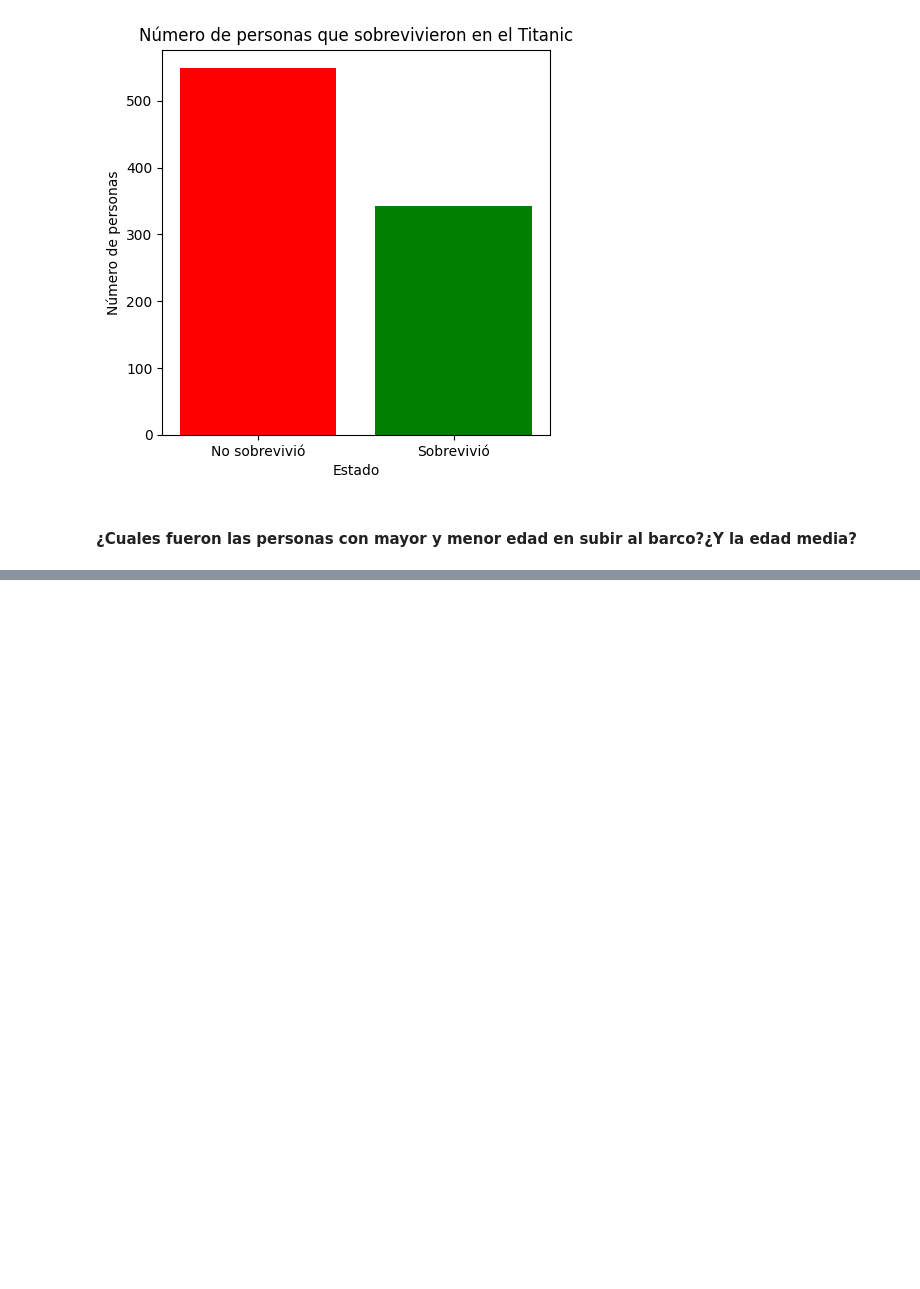
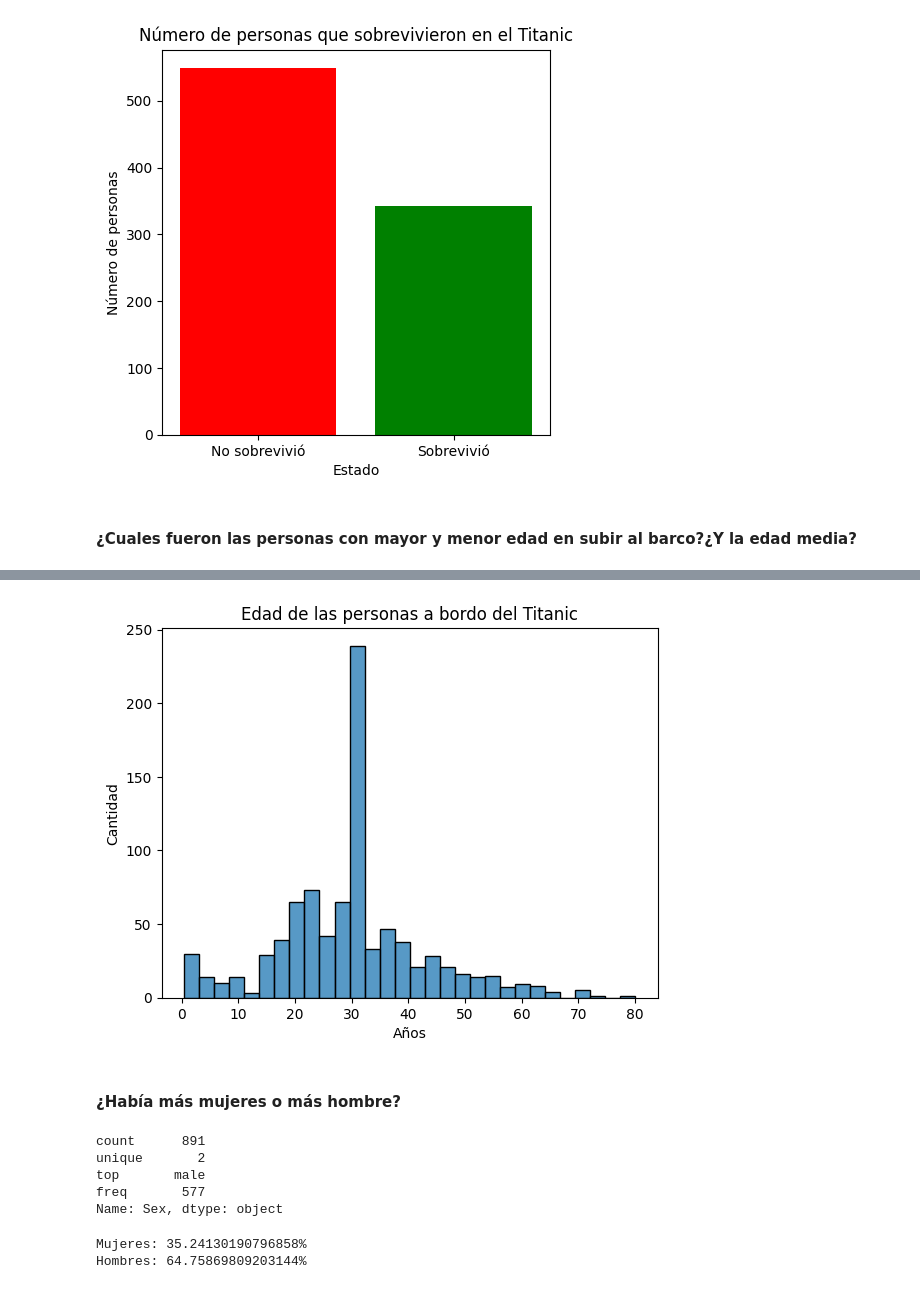
Before and after one commit to JaimeVecina/Ejercicio_Titanic_Proyecto, a Jupyter notebook: Ejercicio_Titanic.ipynb, the cells around one changed output, grey strips where cells are left out. Cells and saved outputs as stored; diff of their text form; code cells hidden in the pictures; blank space fills up the shorter version.

```diff
--- a/Ejercicio_Titanic.ipynb
+++ b/Ejercicio_Titanic.ipynb
@@ -224,0 +239,30 @@ plt.show()
+# %%
+sns.histplot(df['Age'])
+plt.xlabel('Años') # Añade un titulo al eje X
+plt.ylabel('Cantidad') # Añade un titulo al eje Y
+plt.title("Edad de las personas a bordo del Titanic");
+# %% [output]
+[figure, added]
+# %% [markdown]
+#### ¿Había más mujeres o más hombre?
+# %%
+df['Sex'].describe()
+# %% [output]
+count      891
+unique       2
+top       male
+freq       577
+Name: Sex, dtype: object
+# %%
+total_pasajeros = len(df) # Creamos la variable
+mujeres = df[df['Sex'] == 'female'] # Separamos la variable mujeres
+hombres = df[df['Sex'] == 'male'] # Separamos la variable hombre
+
+porcentaje_mujeres = (len(mujeres) / total_pasajeros) * 100 # Dividimos la cantidad de mujeres entre el total
+porcentaje_hombres = (len(hombres) / total_pasajeros) * 100 # Dividimos la cantidad de hombres entre el total
+
+print(f"Mujeres: {porcentaje_mujeres}%")
+print(f"Hombres: {porcentaje_hombres}%")
+# %% [output]
+Mujeres: 35.24130190796858%
+Hombres: 64.75869809203144%
```
Also changed, not shown: parts of 5 cells of this notebook.
